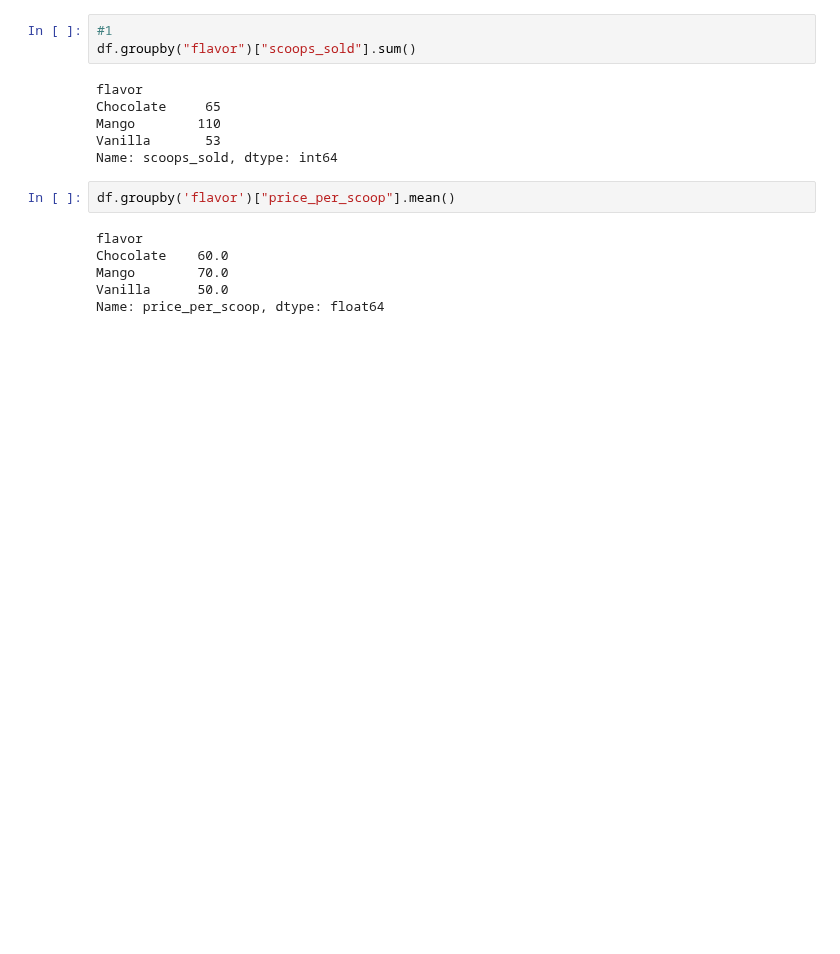
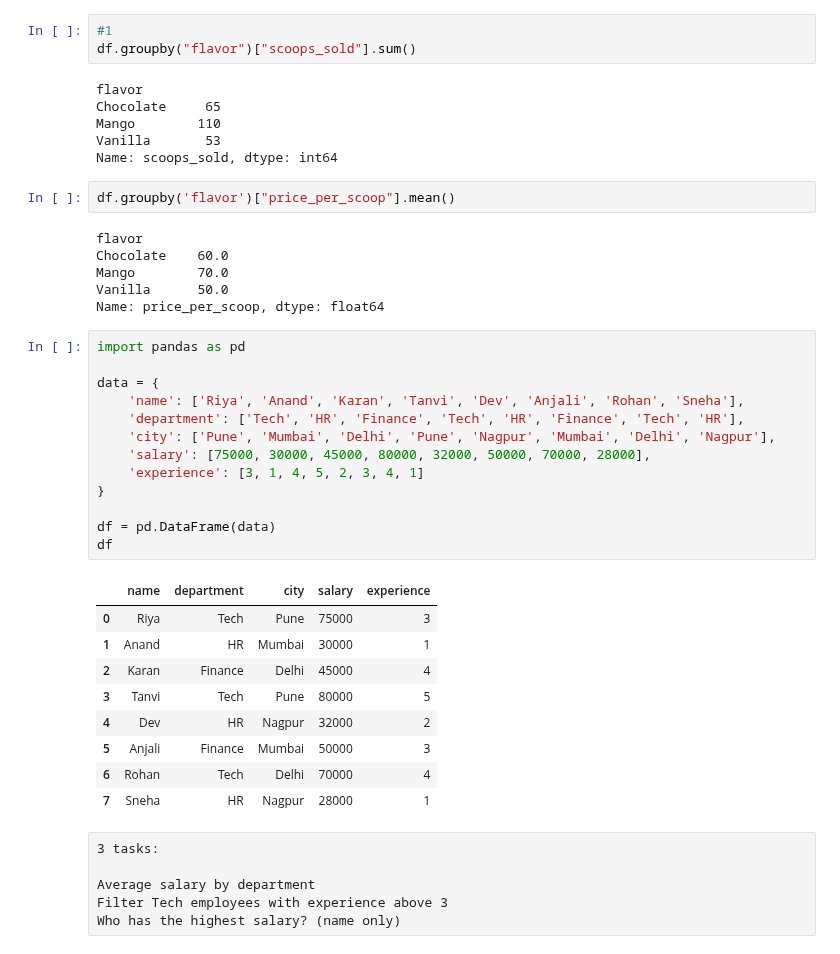
Before and after one commit to sayali-devkar/data_analysis_learning, a Jupyter notebook: pandas/practice/pandas_Basics_2.ipynb, the cells around one changed output. Drawn from its saved outputs; the diff is of its cells as text; blank space fills up the shorter version.

Commit message:
Practiced Pandas

```diff
--- a/pandas/practice/pandas_Basics_2.ipynb
+++ b/pandas/practice/pandas_Basics_2.ipynb
@@ -454,3 +451,32 @@ Chocolate    60.0
 Mango        70.0
 Vanilla      50.0
 Name: price_per_scoop, dtype: float64
+# %%
+import pandas as pd
+
+data = {
+    'name': ['Riya', 'Anand', 'Karan', 'Tanvi', 'Dev', 'Anjali', 'Rohan', 'Sneha'],
+    'department': ['Tech', 'HR', 'Finance', 'Tech', 'HR', 'Finance', 'Tech', 'HR'],
+    'city': ['Pune', 'Mumbai', 'Delhi', 'Pune', 'Nagpur', 'Mumbai', 'Delhi', 'Nagpur'],
+    'salary': [75000, 30000, 45000, 80000, 32000, 50000, 70000, 28000],
+    'experience': [3, 1, 4, 5, 2, 3, 4, 1]
+}
+
+df = pd.DataFrame(data)
+df
+# %% [output]
+|  | name | department | city | salary | experience |
+| 0 | Riya | Tech | Pune | 75000 | 3 |
+| 1 | Anand | HR | Mumbai | 30000 | 1 |
+| 2 | Karan | Finance | Delhi | 45000 | 4 |
+| 3 | Tanvi | Tech | Pune | 80000 | 5 |
+| 4 | Dev | HR | Nagpur | 32000 | 2 |
+| 5 | Anjali | Finance | Mumbai | 50000 | 3 |
+| 6 | Rohan | Tech | Delhi | 70000 | 4 |
+| 7 | Sneha | HR | Nagpur | 28000 | 1 |
+# %% [raw]
+3 tasks:
+
+Average salary by department
+Filter Tech employees with experience above 3
+Who has the highest salary? (name only)
```
Also changed, not shown: parts of 4 cells of this notebook.
